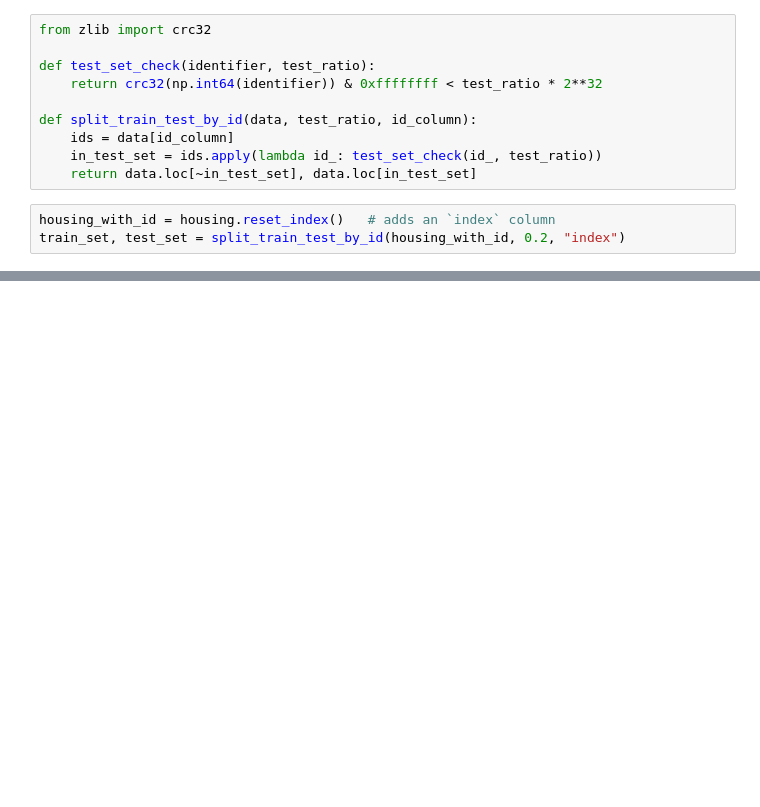
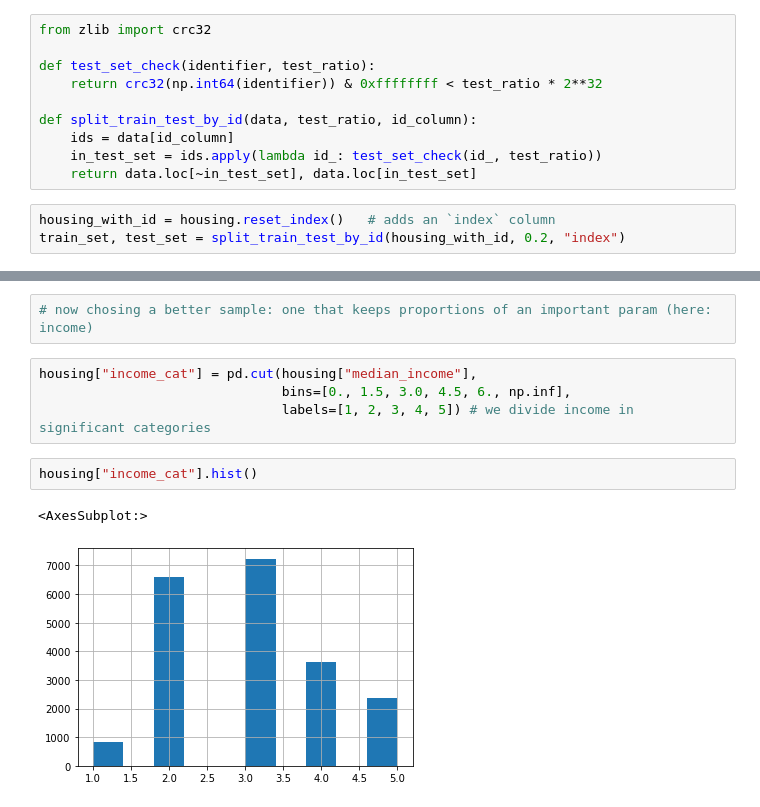
Before and after one commit to lasofivec/ml_ageron, a Jupyter notebook: ml_main.ipynb, the cells around one changed output, grey strips where cells are left out. Drawn from its saved outputs; the diff is of its cells as text; blank space fills up the shorter version.

```diff
--- a/ml_main.ipynb
+++ b/ml_main.ipynb
@@ -126,0 +145,11 @@ train_set, test_set = split_train_test_by_id(housing_with_id, 0.2, "index")
+# %%
+# now chosing a better sample: one that keeps proportions of an important param (here: income)
+# %%
+housing["income_cat"] = pd.cut(housing["median_income"],
+                               bins=[0., 1.5, 3.0, 4.5, 6., np.inf],
+                               labels=[1, 2, 3, 4, 5]) # we divide income in significant categories
+# %%
+housing["income_cat"].hist()
+# %% [output]
+<AxesSubplot:>
+[figure, added]
```
Also changed, not shown: parts of 8 cells of this notebook, 1 other file.
